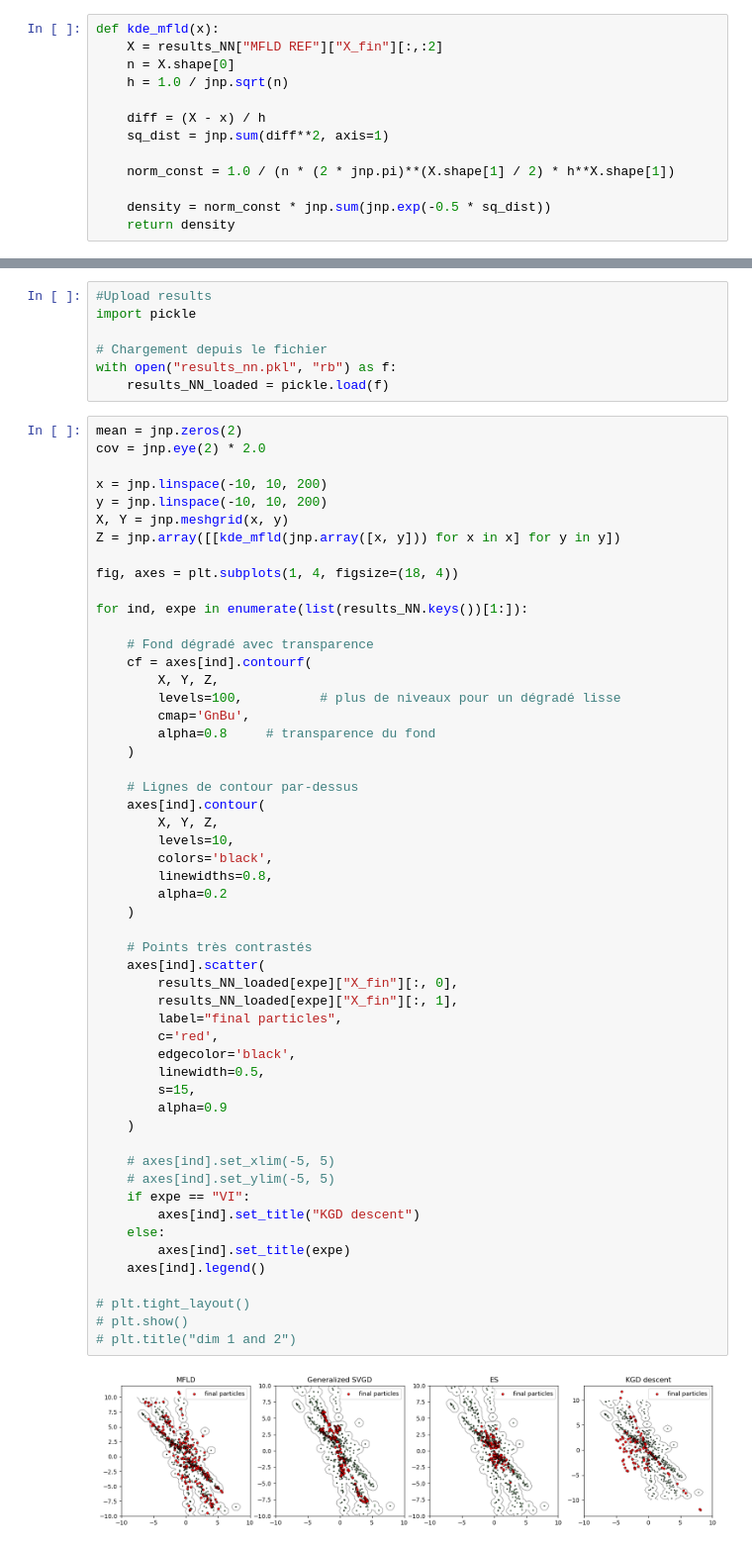
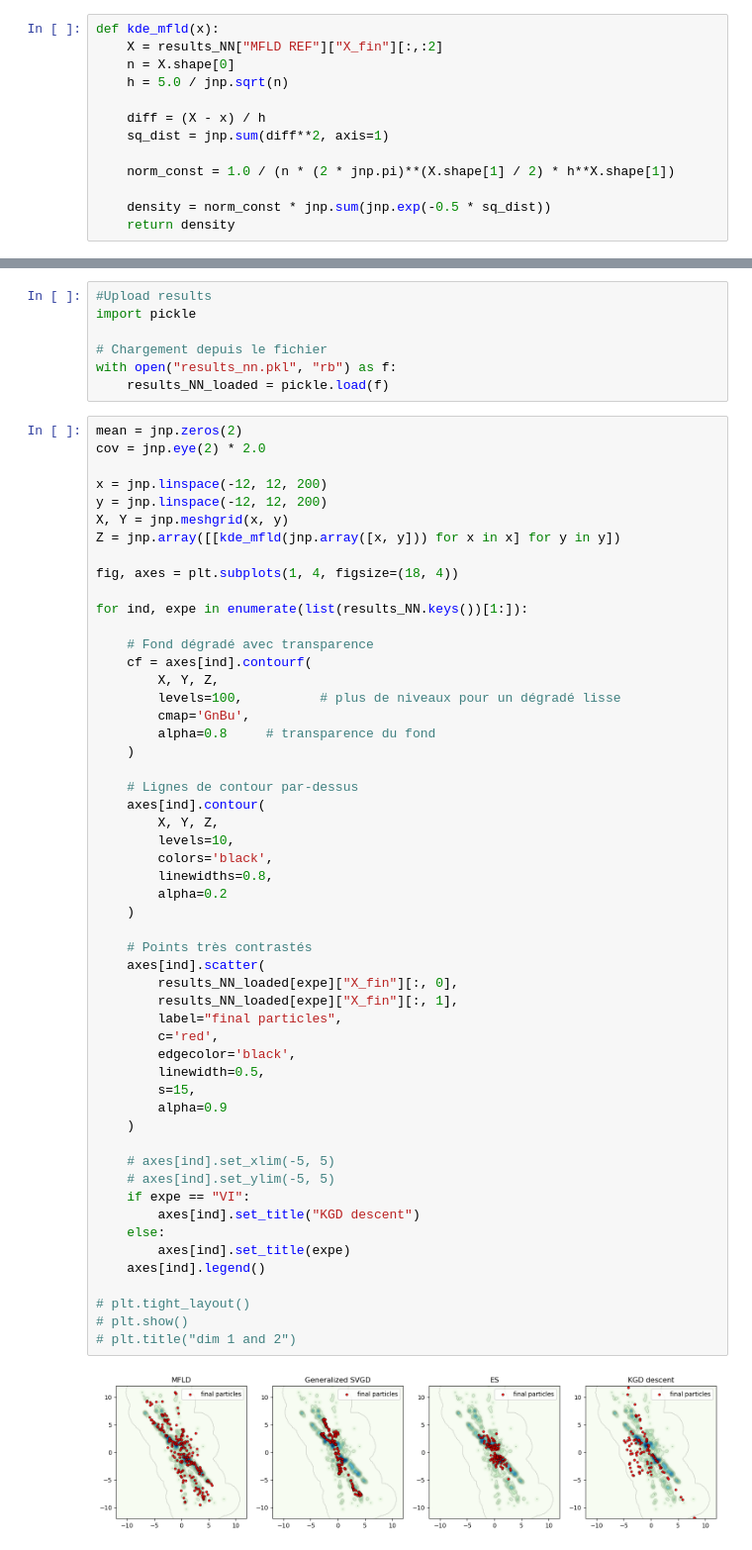
Before and after one commit to congyewang/kgd-code, a Jupyter notebook: figure-2.ipynb, the cells around one changed output, grey strips where cells are left out. Shown at 99% size. Saved outputs shown, nothing was run; the diff lists cells and outputs as text.

```diff
--- a/figure-2.ipynb
+++ b/figure-2.ipynb
@@ -410,7 +410,7 @@ results_NN["MFLD REF"]["X_fin"] = X_fin
 def kde_mfld(x):
     X = results_NN["MFLD REF"]["X_fin"][:,:2]
     n = X.shape[0]
-    h = 1.0 / jnp.sqrt(n)
+    h = 5.0 / jnp.sqrt(n)
 
     diff = (X - x) / h
     sq_dist = jnp.sum(diff**2, axis=1)
@@ -560,8 +560,8 @@ with open("results_nn.pkl", "rb") as f:
 mean = jnp.zeros(2)
 cov = jnp.eye(2) * 2.0
 
-x = jnp.linspace(-10, 10, 200)
-y = jnp.linspace(-10, 10, 200)
+x = jnp.linspace(-12, 12, 200)
+y = jnp.linspace(-12, 12, 200)
 X, Y = jnp.meshgrid(x, y)
 Z = jnp.array([[kde_mfld(jnp.array([x, y])) for x in x] for y in y])
 
@@ -583,34 +583,34 @@ for ind, expe in enumerate(list(results_NN.keys())[1:]):
         levels=10,
         colors='black',
         linewidths=0.8,
         alpha=0.2
     )
 
     # Points très contrastés
     axes[ind].scatter(
         results_NN_loaded[expe]["X_fin"][:, 0],
         results_NN_loaded[expe]["X_fin"][:, 1],
         label="final particles",
         c='red',
         edgecolor='black',
         linewidth=0.5,
         s=15,
         alpha=0.9
     )
 
     # axes[ind].set_xlim(-5, 5)
     # axes[ind].set_ylim(-5, 5)
     if expe == "VI":
         axes[ind].set_title("KGD descent")
     else:
         axes[ind].set_title(expe)
     axes[ind].legend()
 
 # plt.tight_layout()
 # plt.show()
 # plt.title("dim 1 and 2")
 # %% [output]
-[figure, old version]
+[figure, new version]
 # %%
 def kde_mfld_dim34(x):
     X = results_NN["MFLD REF"]["X_fin"][:,2:]
```
Also changed, not shown: parts of 1 cell of this notebook, 4 other files.
